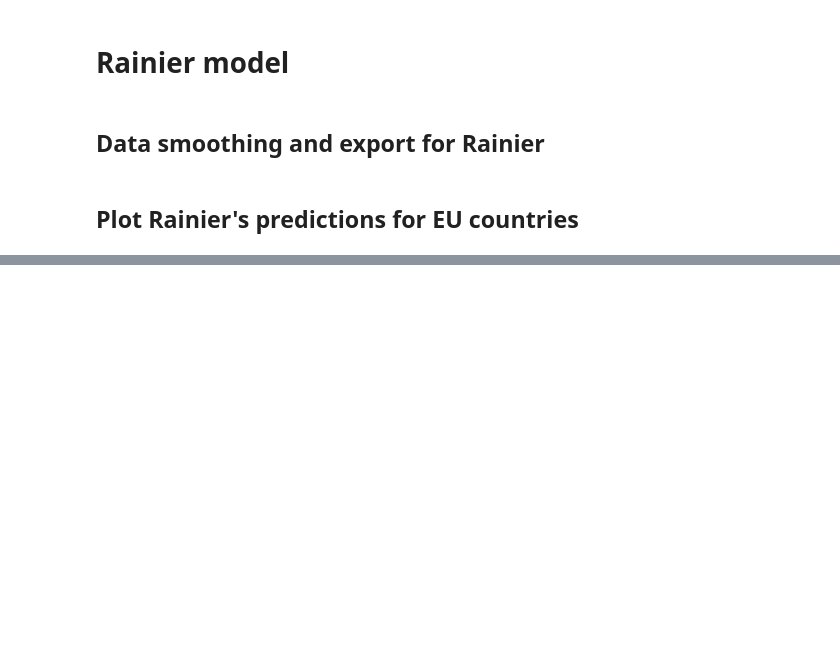
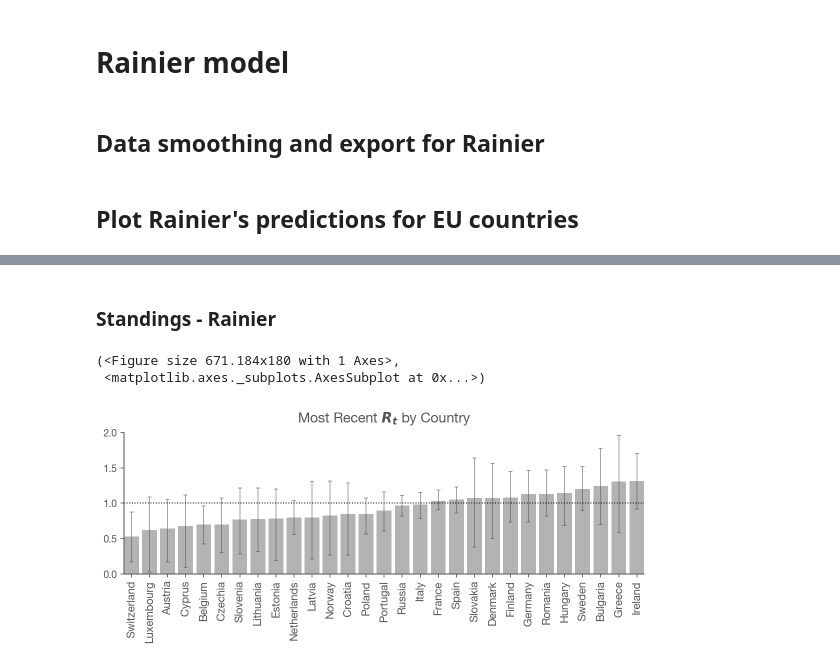
Before and after one commit to pmm-sumo/covid-19, a Jupyter notebook: Realtime R0.ipynb, the cells around one changed output, grey strips where cells are left out. Saved outputs shown, nothing was run; the diff lists cells and outputs as text; code cells hidden in the pictures; blank space fills up the shorter version.

```diff
--- a/Realtime R0.ipynb
+++ b/Realtime R0.ipynb
@@ -742,0 +811,12 @@ fig.set_facecolor('w')
+# %% [markdown]
+### Standings - Rainier
+# %%
+targets_rainier = final_results_rainier.index.get_level_values('country').isin(COUNTRIES_INCLUDED)
+mr_rainier = final_results_rainier.loc[targets_rainier].groupby(level=0)[['ML', 'High_90', 'Low_90']].last()
+
+mr_rainier.sort_values('ML', inplace=True)
+plot_standings(mr_rainier)
+# %% [output]
+(<Figure size 671.184x180 with 1 Axes>,
+ <matplotlib.axes._subplots.AxesSubplot at 0x...>)
+[figure, added]
```
Also changed, not shown: parts of 20 cells of this notebook.
